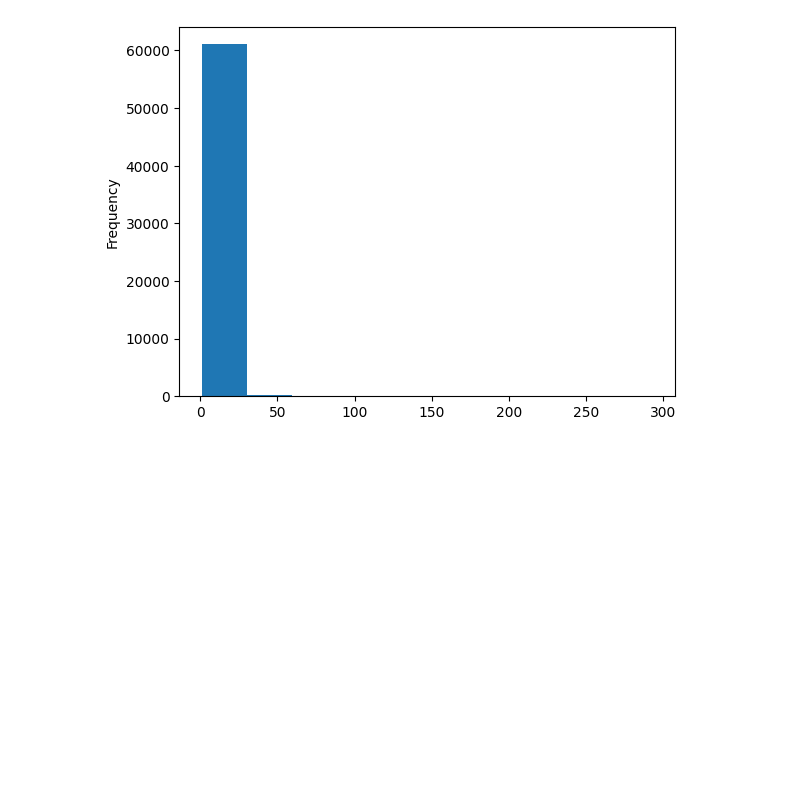
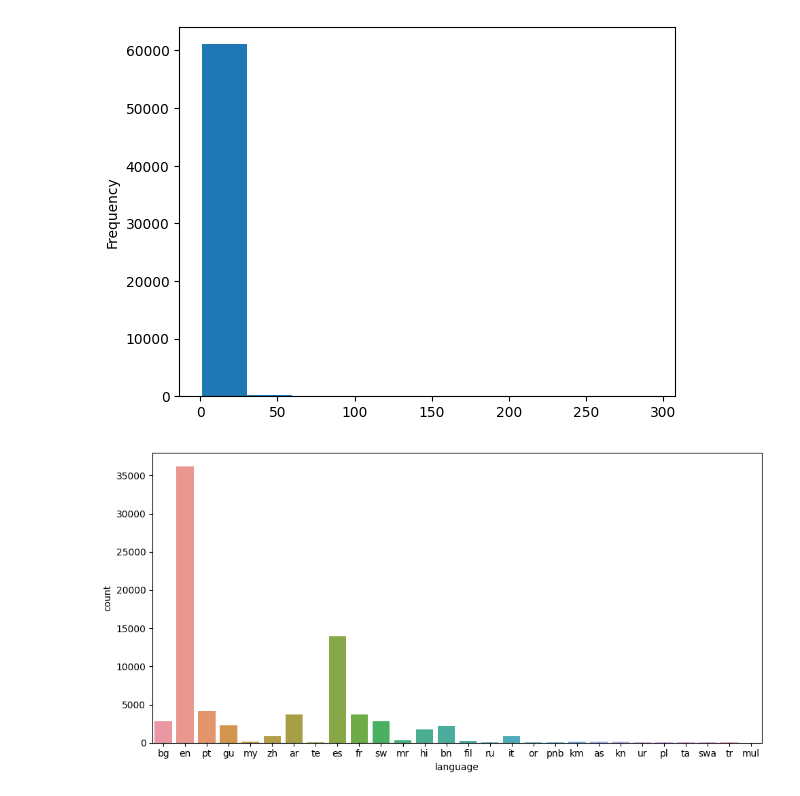
Before and after one commit to Wang-Jian-An/Curriculum_RecSys, a Jupyter notebook: 1-EDA.ipynb, the cells around one changed output. Drawn from its saved outputs; the diff is of its cells as text; code cells hidden in the pictures; blank space fills up the shorter version.

Commit message:
feat: Compute the number of language in the topics data

```diff
--- a/1-EDA.ipynb
+++ b/1-EDA.ipynb
@@ -53,3 +53,11 @@ correlations_data["content_ids"].apply(lambda x: x.split(" ").__len__()).plot.hi
 plt.show()
 # %% [output]
 [figure]
+# %%
+# 確認 Topic Data 有哪些語言種類
+plt.figure(figsize = (10, 5))
+sns.countplot(data = topics_data, x = "language")
+plt.tight_layout()
+plt.show()
+# %% [output]
+[figure, added]
```
